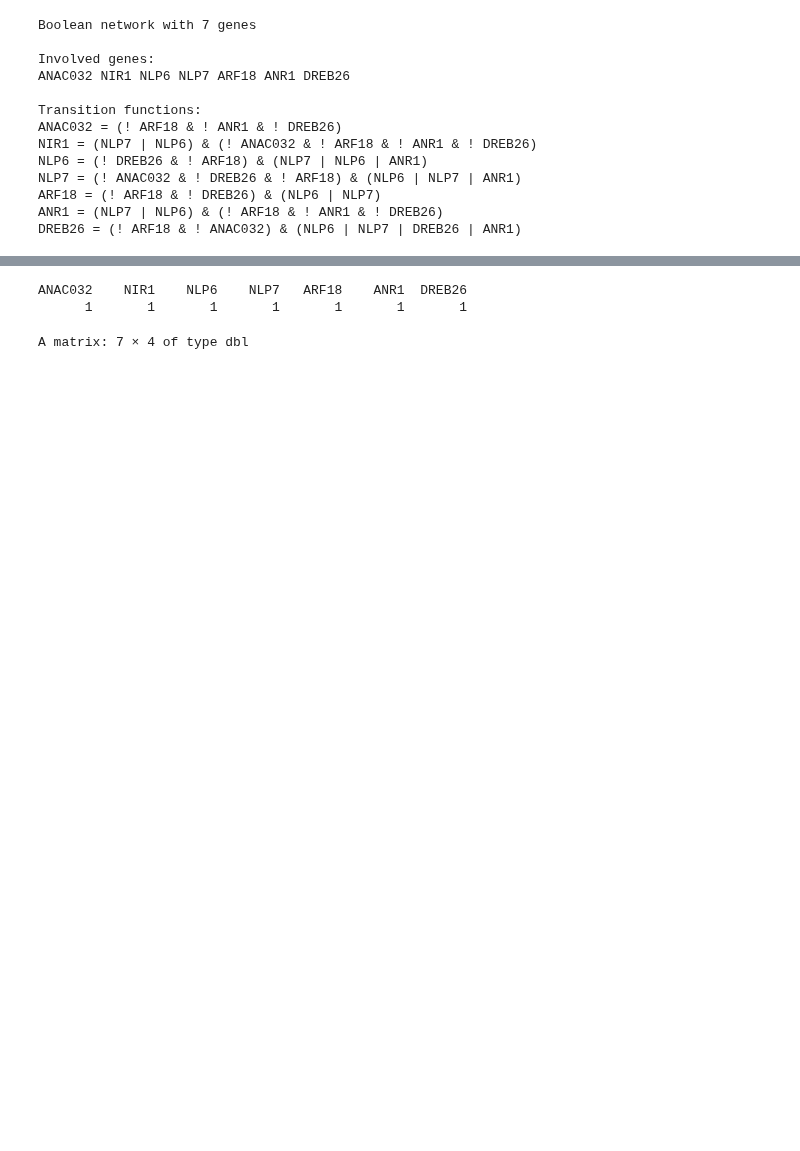
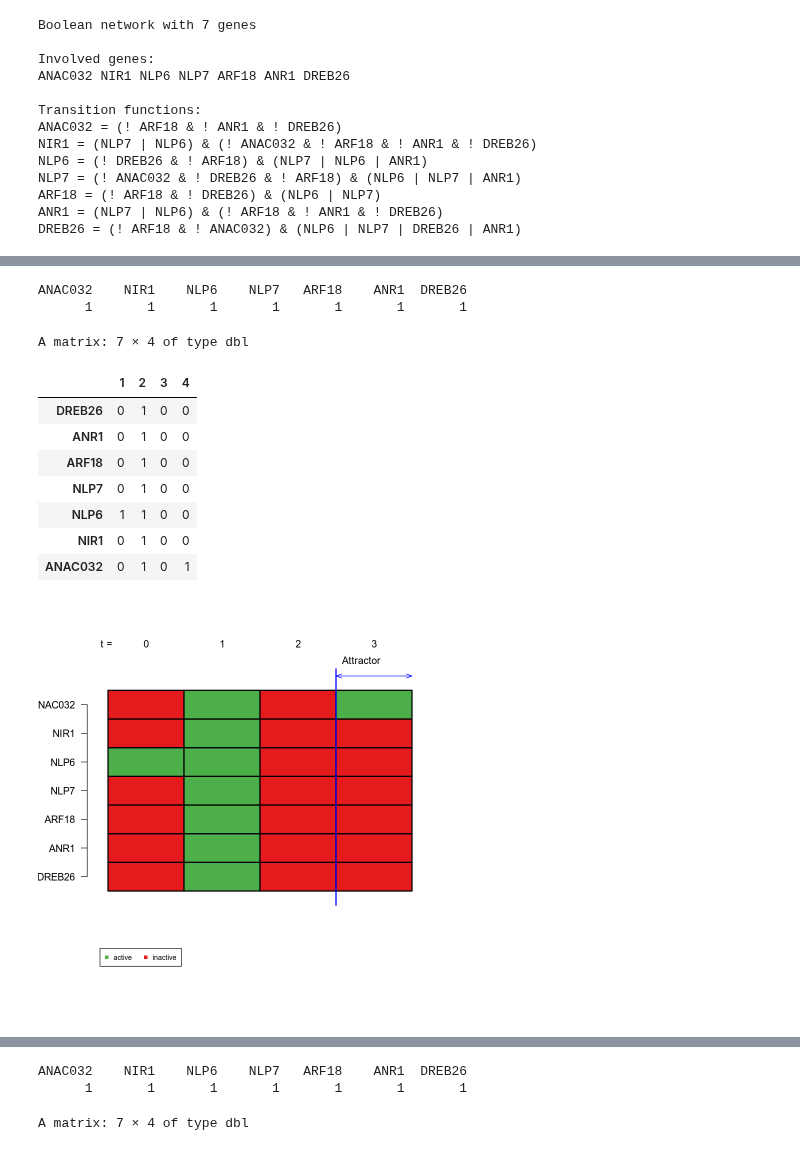
Before and after one commit to samwitham/PromoterArchitecture, a Jupyter notebook: src/model_network/subnetwork_model_indirect.ipynb, the cells around one changed output, grey strips where cells are left out. Cells and saved outputs as stored; diff of their text form; code cells hidden in the pictures; blank space fills up the shorter version.

```diff
--- a/src/model_network/subnetwork_model_indirect.ipynb
+++ b/src/model_network/subnetwork_model_indirect.ipynb
@@ -48,0 +86,17 @@ ANAC032 -0.05417731 -0.10844166 -0
+# %%
+startStates <- generateState(network, specs=c("NLP6"=1))
+stateTransition(network, startStates)
+plotSequence(network=network, startState=startStates)
+# %% [output]
+ANAC032    NIR1    NLP6    NLP7   ARF18    ANR1  DREB26
+      1       1       1       1       1       1       1
+A matrix: 7 × 4 of type dbl
+|  | 1 | 2 | 3 | 4 |
+| DREB26 | 0 | 1 | 0 | 0 |
+| ANR1 | 0 | 1 | 0 | 0 |
+| ARF18 | 0 | 1 | 0 | 0 |
+| NLP7 | 0 | 1 | 0 | 0 |
+| NLP6 | 1 | 1 | 0 | 0 |
+| NIR1 | 0 | 1 | 0 | 0 |
+| ANAC032 | 0 | 1 | 0 | 1 |
+[figure, added]
```
Also changed, not shown: parts of 22 cells of this notebook.
